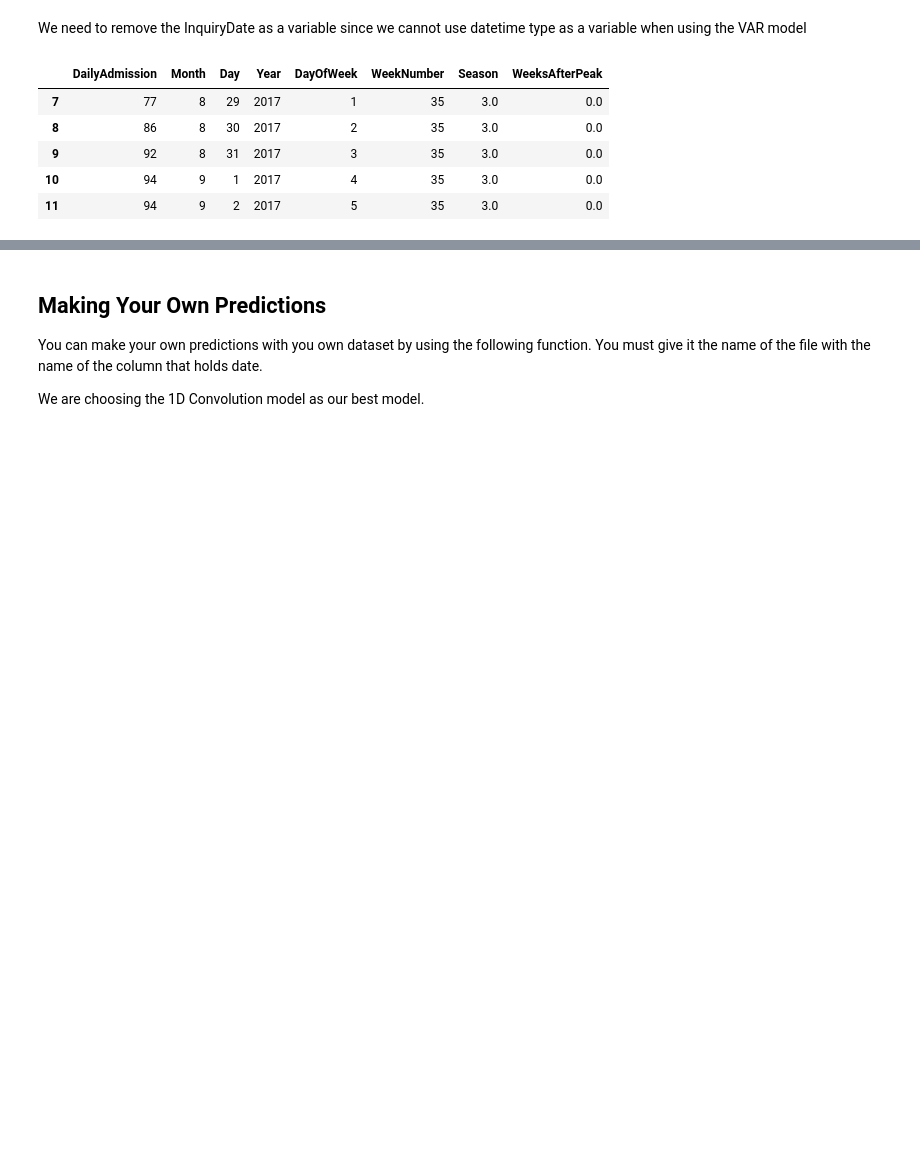
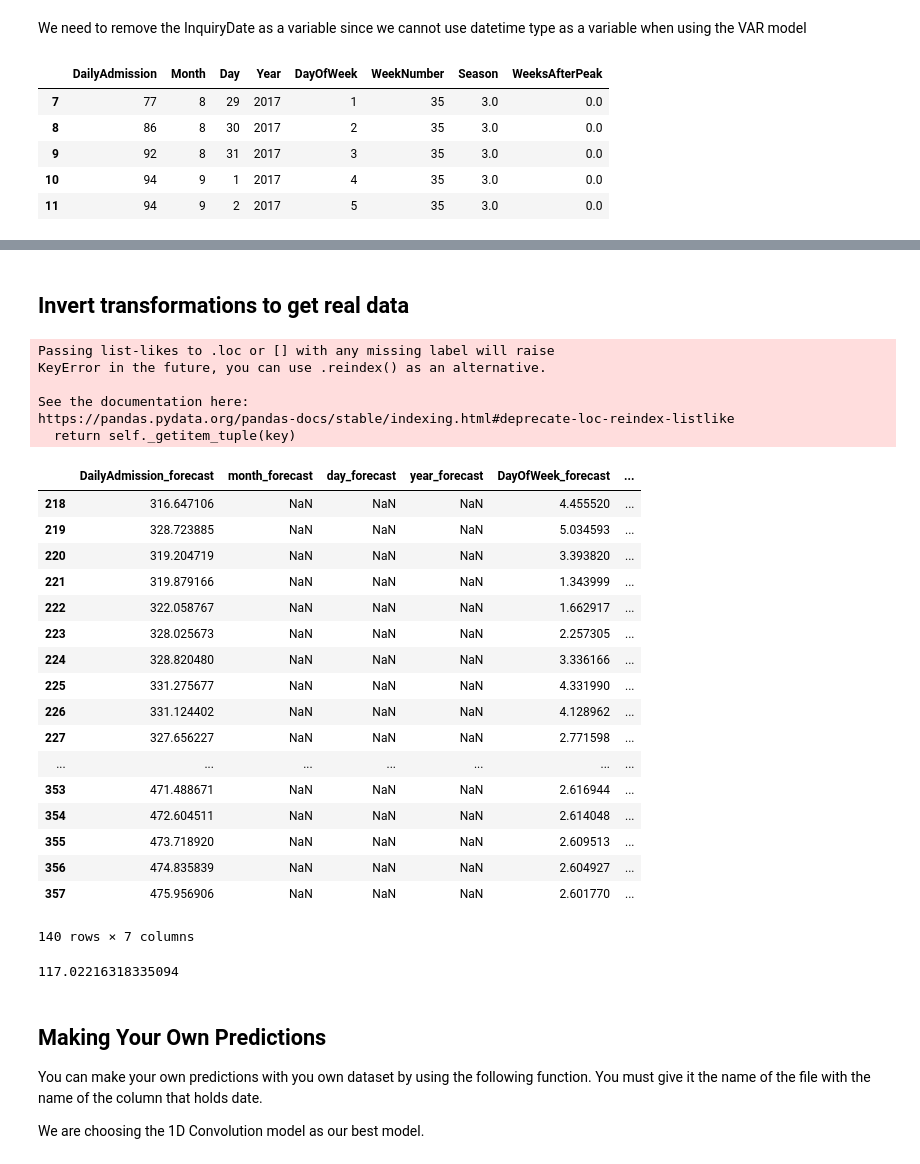
Before and after one commit to tnorlund/AdvMachineLearningHW2, a Jupyter notebook: HW2.ipynb, the cells around one changed output, grey strips where cells are left out. Cells and saved outputs as stored; diff of their text form; code cells hidden in the pictures; blank space fills up the shorter version.

```diff
--- a/HW2.ipynb
+++ b/HW2.ipynb
@@ -1109,0 +1185,2 @@ results.plot_forecast(100)
+# %%
+model_fitted = model.fit(5)
@@ -1109,0 +1190,7 @@ results.plot_forecast(100)
+# %%
+from statsmodels.stats.stattools import durbin_watson
+
+out = durbin_watson(model_fitted.resid)
+
+for col, val in zip(df_differenced.columns, out):
+    print(col, ':', round(val, 2))
@@ -1109,0 +1210,7 @@ results.plot_forecast(100)
+# %%
+lag_order = model_fitted.k_ar
+forecasting_input = df_differenced.values[-lag_order:]
+nobs = len(test_data)
+fc = model_fitted.forecast(y = forecasting_input, steps = nobs)
+df_forecast = pd.DataFrame(fc, index = test_data.index[-nobs:], columns = test_data.columns)
+df_forecast.head()
@@ -1110,3 +1224,52 @@ results.plot_forecast(100)
+# %% [markdown]
+## Invert transformations to get real data
+# %%
+def invert_transformation(train_data, df_forecast, second_diff=False):
+    """Revert back the differencing to get the forecast to original scale."""
+    df_fc = df_forecast.copy()
+    columns = train_data.columns
+    for col in columns:
+        # Roll back 1st Diff
+        df_fc[str(col)+'_forecast'] =train_data[col].iloc[-1] + df_fc[str(col)].cumsum()
+    return df_fc
+# %%
+df_results = invert_transformation(train_data, df_forecast, second_diff=True)
+df_results.loc[:, ['DailyAdmission_forecast', 'month_forecast', 'day_forecast', 'year_forecast', 'DayOfWeek_forecast', 'WeekNumber_forecast','Season_forecast']]
+# %% [output]
+Passing list-likes to .loc or [] with any missing label will raise
+KeyError in the future, you can use .reindex() as an alternative.
+
+See the documentation here:
+https://pandas.pydata.org/pandas-docs/stable/indexing.html#deprecate-loc-reindex-listlike
+  return self._getitem_tuple(key)
+|  | DailyAdmission_forecast | month_forecast | day_forecast | year_forecast | DayOfWeek_forecast | ... |
+| 218 | 316.647106 | NaN | NaN | NaN | 4.455520 | ... |
+| 219 | 328.723885 | NaN | NaN | NaN | 5.034593 | ... |
+| 220 | 319.204719 | NaN | NaN | NaN | 3.393820 | ... |
+| 221 | 319.879166 | NaN | NaN | NaN | 1.343999 | ... |
+| 222 | 322.058767 | NaN | NaN | NaN | 1.662917 | ... |
+| 223 | 328.025673 | NaN | NaN | NaN | 2.257305 | ... |
+| 224 | 328.820480 | NaN | NaN | NaN | 3.336166 | ... |
+| 225 | 331.275677 | NaN | NaN | NaN | 4.331990 | ... |
+| 226 | 331.124402 | NaN | NaN | NaN | 4.128962 | ... |
+| 227 | 327.656227 | NaN | NaN | NaN | 2.771598 | ... |
+| ... | ... | ... | ... | ... | ... | ... |
+| 353 | 471.488671 | NaN | NaN | NaN | 2.616944 | ... |
+| 354 | 472.604511 | NaN | NaN | NaN | 2.614048 | ... |
+| 355 | 473.718920 | NaN | NaN | NaN | 2.609513 | ... |
+| 356 | 474.835839 | NaN | NaN | NaN | 2.604927 | ... |
+| 357 | 475.956906 | NaN | NaN | NaN | 2.601770 | ... |
+140 rows × 7 columns
+# %%
+cols = df_results.columns
+cols = list(cols[-1:]) + list(cols[:-1])
+df_results = df_results[cols]
+def forecast_accuracy(forecast, actual):
+    mae = np.mean(np.abs(forecast - actual))
+    print(mae)
+accuracy_prod = forecast_accuracy(df_results['DailyAdmission_forecast'].values, test_data['DailyAdmission'])
+# %% [output]
+117.02216318335094
 # %% [markdown]
 ## Making Your Own Predictions
 
```
Also changed, not shown: parts of 23 cells of this notebook, 1 other file.
